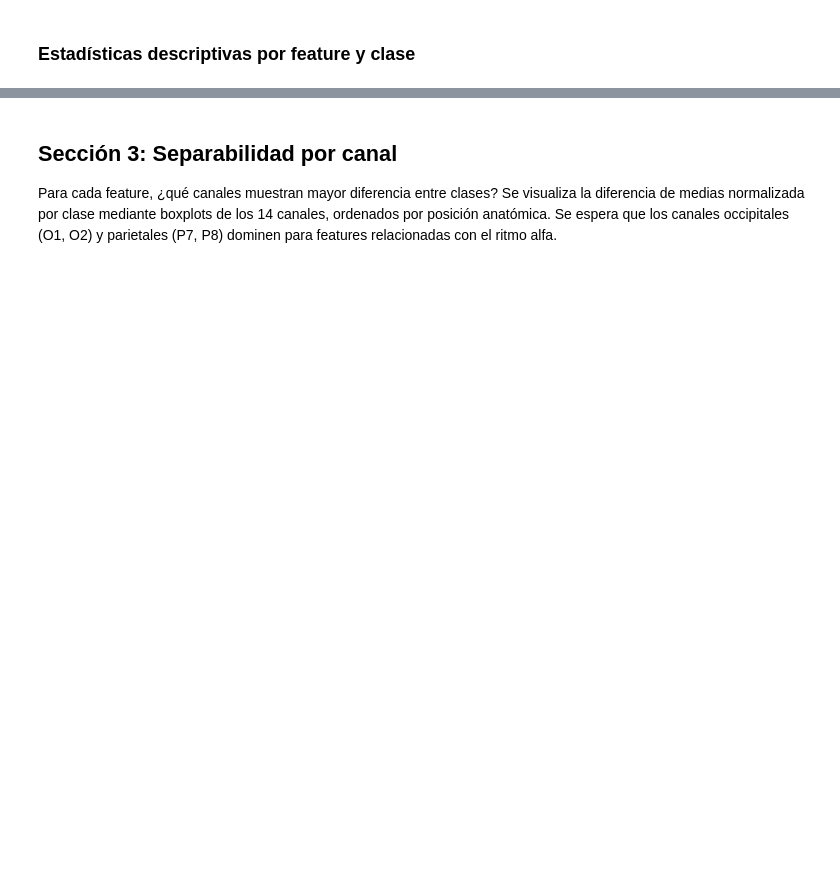
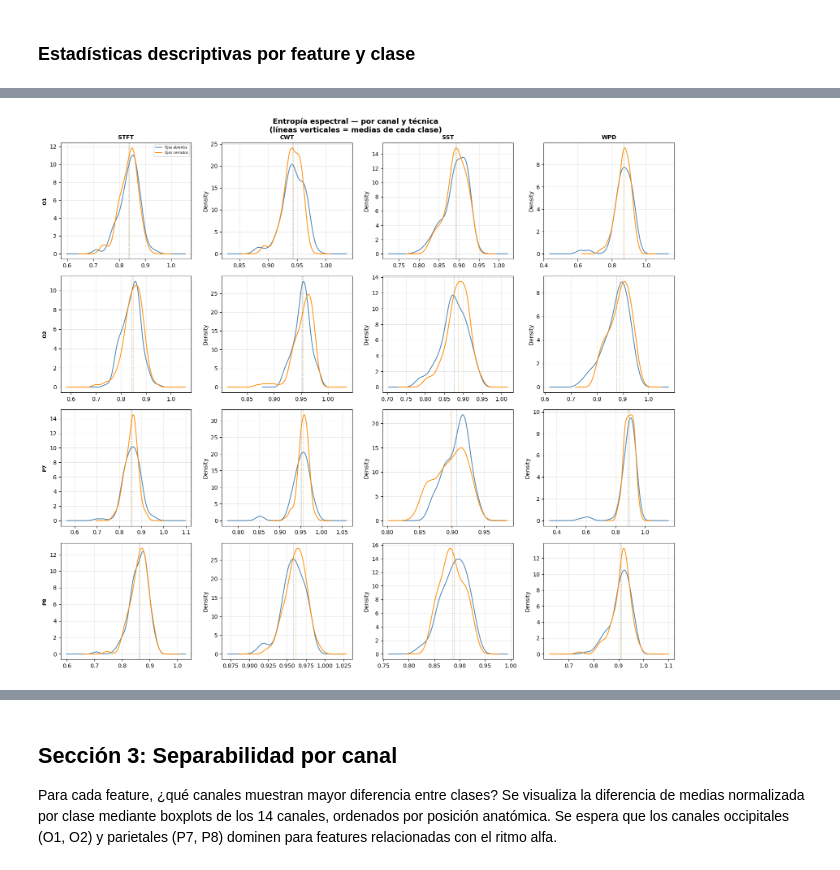
Before and after one commit to benjaauf/Proyecto_INF405, a Jupyter notebook: 04_EDA_FEATURES.ipynb, the cells around one changed output, grey strips where cells are left out. Cells and saved outputs as stored; diff of their text form; code cells hidden in the pictures; blank space fills up the shorter version.

```diff
--- a/04_EDA_FEATURES.ipynb
+++ b/04_EDA_FEATURES.ipynb
@@ -296,0 +276,4 @@ centroide espectral hacia frecuencias superiores.
+# %%
+plot_feature_grid('entropy', 'Entropía espectral')
+# %% [output]
+[figure, added]
```
Also changed, not shown: parts of 43 cells of this notebook, 8 other files.
